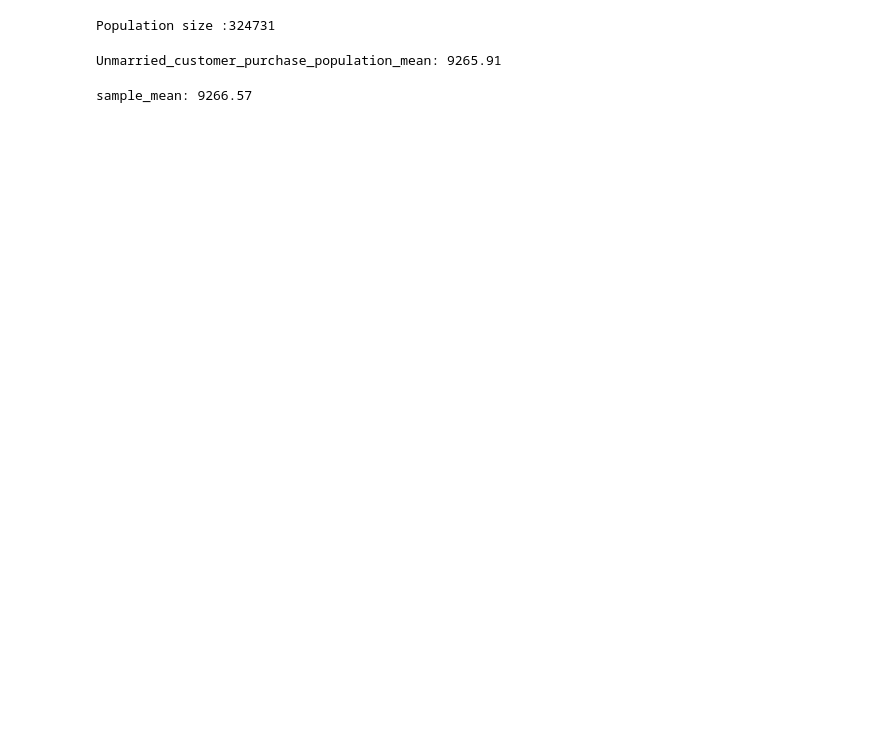
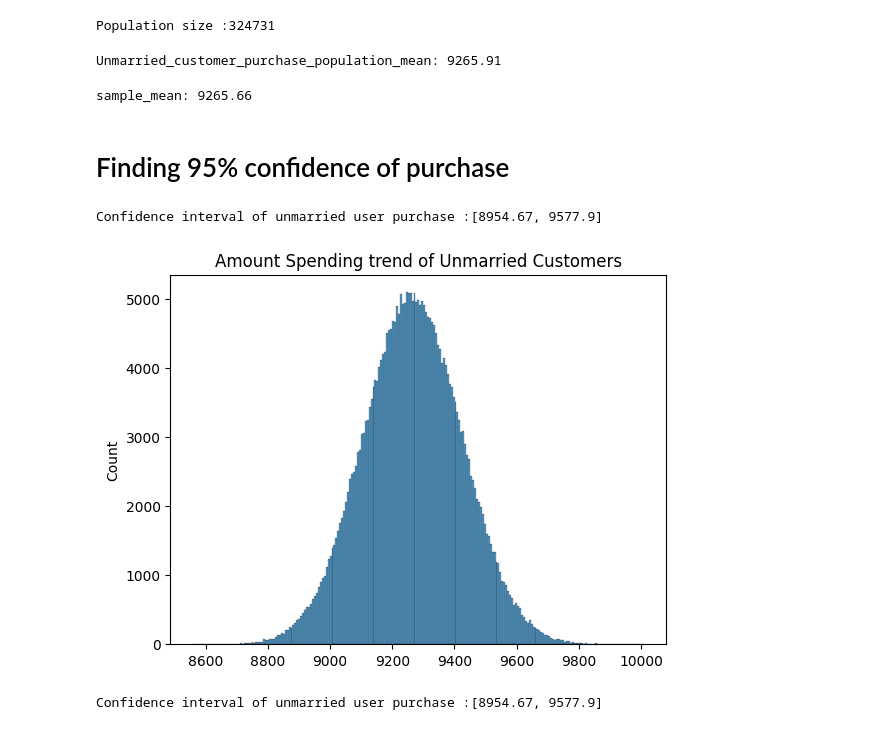
Before and after one commit to GauravDaharia20/Scaler-Projects, a Jupyter notebook: Math/Project/ Walmart_Confidence_Interval_and_CLT.ipynb, the cells around one changed output. Saved outputs shown, nothing was run; the diff lists cells and outputs as text; code cells hidden in the pictures; blank space fills up the shorter version.

```diff
--- a/Math/Project/ Walmart_Confidence_Interval_and_CLT.ipynb
+++ b/Math/Project/ Walmart_Confidence_Interval_and_CLT.ipynb
@@ -389,7 +394,22 @@ Unmarried_customer_purchase_population_mean: 9265.91
 # %%
 unmarried_cust_amt_spending_means = get_sample_means(df_unmarried_purchase,1000,320000)
 # %%
-unmarried_cust_amt_spending_means = unmarried_cust_amt_spending_means.mean()
-print(f'sample_mean: {round(unmarried_cust_amt_spending_means,2)}')
+unmarried_cust_amt_spending_mean = unmarried_cust_amt_spending_means.mean()
+print(f'sample_mean: {round(unmarried_cust_amt_spending_mean,2)}')
 # %% [output]
-sample_mean: 9266.57
+sample_mean: 9265.66
+# %% [markdown]
+# Finding 95% confidence of purchase
+# %%
+unmarried_cust_amt_spending_two_point_five,unmarried_cust_amt_spending_ninty_seven_point_five = get_confidence_range(unmarried_cust_amt_spending_means)
+print(f'Confidence interval of unmarried user purchase :[{unmarried_cust_amt_spending_two_point_five}, {unmarried_cust_amt_spending_ninty_seven_point_five}]')
+# %% [output]
+Confidence interval of unmarried user purchase :[8954.67, 9577.9]
+# %%
+plt.title('Amount Spending trend of Unmarried Customers')
+sns.histplot(unmarried_cust_amt_spending_means)
+plt.show()
+print(f'Confidence interval of unmarried user purchase :[{unmarried_cust_amt_spending_two_point_five}, {unmarried_cust_amt_spending_ninty_seven_point_five}]')
+# %% [output]
+[figure, added]
+Confidence interval of unmarried user purchase :[8954.67, 9577.9]
```
Also changed, not shown: parts of 30 cells of this notebook.
